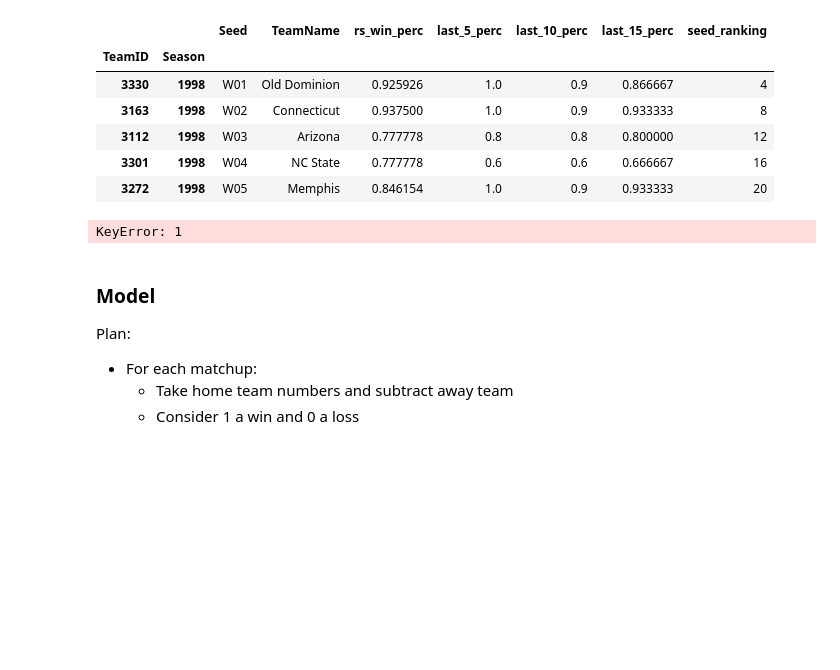
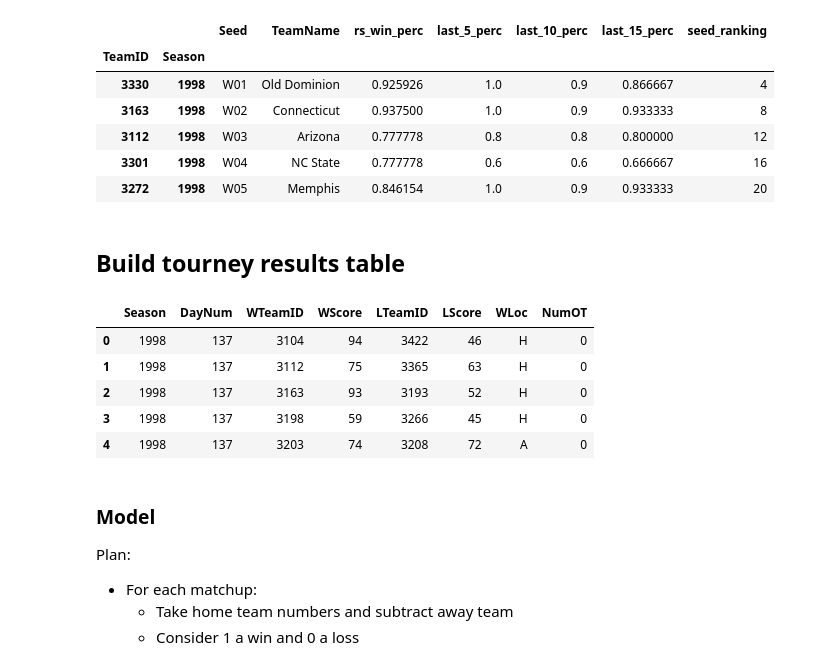
Before and after one commit to lukeolson13/NCAA-women, a Jupyter notebook: EDA.ipynb, the cells around one changed output. Cells and saved outputs as stored; diff of their text form; code cells hidden in the pictures; blank space fills up the shorter version.

```diff
--- a/EDA.ipynb
+++ b/EDA.ipynb
@@ -115,10 +116,17 @@ tt.head()
 | 3112 | 1998 | W03 | Arizona | 0.777778 | 0.8 | 0.8 | 0.800000 | 12 |
 | 3301 | 1998 | W04 | NC State | 0.777778 | 0.6 | 0.6 | 0.666667 | 16 |
 | 3272 | 1998 | W05 | Memphis | 0.846154 | 1.0 | 0.9 | 0.933333 | 20 |
-# %%
-tt
-# %% [output]
-KeyError: 1
+# %% [markdown]
+## Build tourney results table
+# %%
+tourneyResults.head()
+# %% [output]
+|  | Season | DayNum | WTeamID | WScore | LTeamID | LScore | WLoc | NumOT |
+| 0 | 1998 | 137 | 3104 | 94 | 3422 | 46 | H | 0 |
+| 1 | 1998 | 137 | 3112 | 75 | 3365 | 63 | H | 0 |
+| 2 | 1998 | 137 | 3163 | 93 | 3193 | 52 | H | 0 |
+| 3 | 1998 | 137 | 3198 | 59 | 3266 | 45 | H | 0 |
+| 4 | 1998 | 137 | 3203 | 74 | 3208 | 72 | A | 0 |
 # %% [markdown]
 ### Model
 Plan:
```
Also changed, not shown: parts of 3 cells of this notebook.
